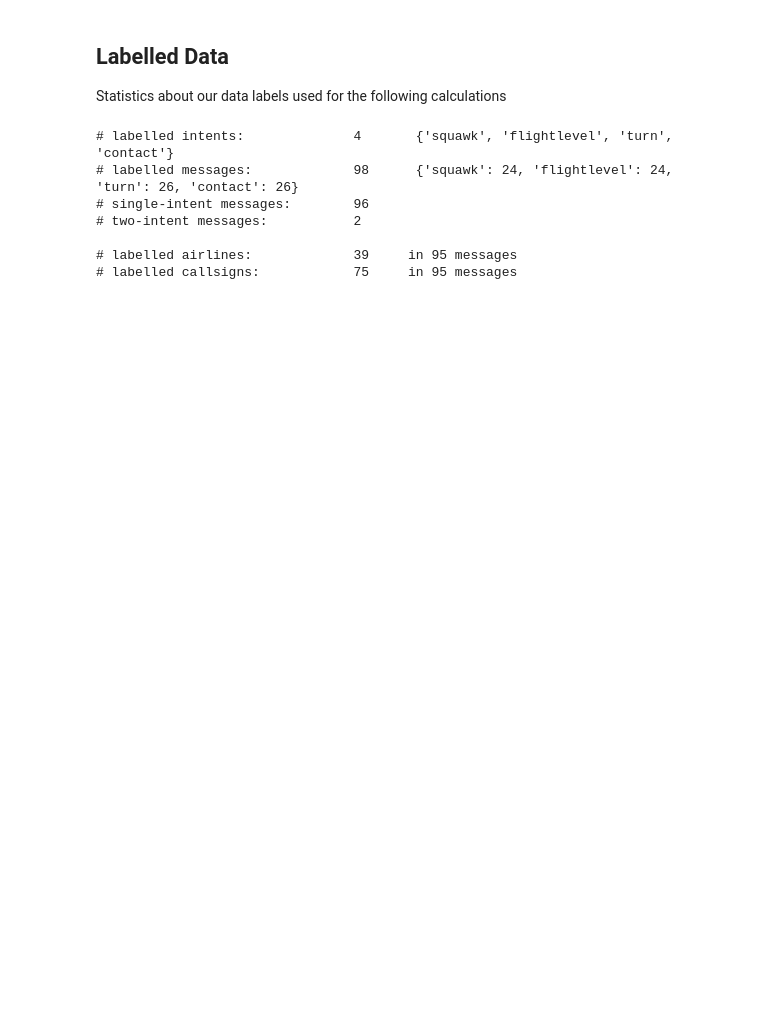
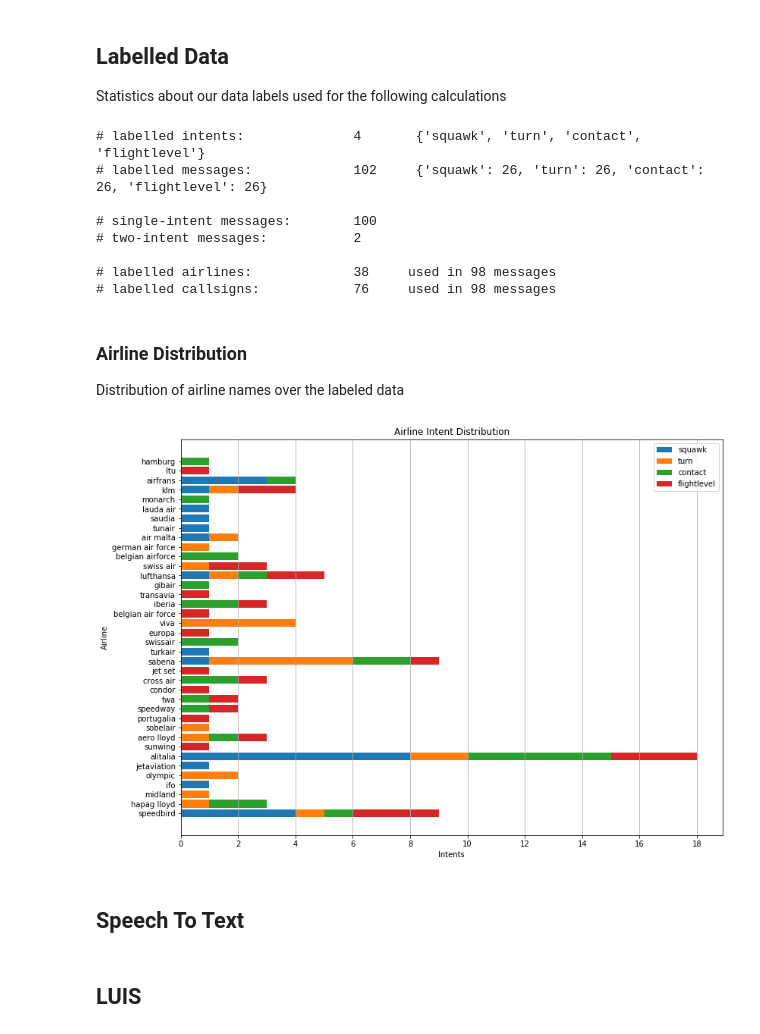
Before and after one commit to vettaioa/FluLoS-Code, a Jupyter notebook: calculation/context/ContextErrorRate.ipynb, the cells around one changed output. Cells and saved outputs as stored; diff of their text form; code cells hidden in the pictures; blank space fills up the shorter version.

Commit message:
added some statistics of callsigns and rml

```diff
--- a/calculation/context/ContextErrorRate.ipynb
+++ b/calculation/context/ContextErrorRate.ipynb
@@ -38,16 +45,58 @@ callsignsSet = set(callsigns)
 
 print('# labelled intents:\t\t', len(intentsSet), '\t', intentsSet)
 print('# labelled messages:\t\t', len(data.labels), '\t', intentCounts)
+print()
 print('# single-intent messages:\t', len([l['intent'] for l in data.labels if len(l['intent']) == 1]))
 print('# two-intent messages:\t\t', len([l['intent'] for l in data.labels if len(l['intent']) == 2]))
 print()
-print('# labelled airlines:\t\t', len(airlinesSet), '\tin', len(airlines), 'messages')
-print('# labelled callsigns:\t\t', len(callsignsSet), '\tin', len(callsigns), 'messages')
+print('# labelled airlines:\t\t', len(airlinesSet), '\tused in', len(airlines), 'messages')
+print('# labelled callsigns:\t\t', len(callsignsSet), '\tused in', len(callsigns), 'messages')
 # %% [output]
-# labelled intents:              4       {'squawk', 'flightlevel', 'turn', 'contact'}
-# labelled messages:             98      {'squawk': 24, 'flightlevel': 24, 'turn': 26, 'contact': 26}
-# single-intent messages:        96
+# labelled intents:              4       {'squawk', 'turn', 'contact', 'flightlevel'}
+# labelled messages:             102     {'squawk': 26, 'turn': 26, 'contact': 26, 'flightlevel': 26}
+
+# single-intent messages:        100
 # two-intent messages:           2
 
-# labelled airlines:             39     in 95 messages
-# labelled callsigns:            75     in 95 messages
+# labelled airlines:             38     used in 98 messages
+# labelled callsigns:            76     used in 98 messages
+# %% [markdown]
+### Airline Distribution
+Distribution of airline names over the labeled data
+# %%
+#airlines = [l['airline'] for l in data.labels if l['airline']]
+#airlinesSet = set(airlines)
+
+plt.figure(figsize=(12.8,9.6))
+plt.subplot()
+
+x_pos = [x for x, _ in enumerate(airlinesSet)]
+
+countOffset = [0 for _ in airlinesSet]
+
+for intent in intentsSet:
+    airlinesIntent = [l['airline'] for l in data.labels if intent in l['intent']]
+    airlinesIntentCount = [airlinesIntent.count(a) for a in airlinesSet]
+
+    plt.barh(x_pos, airlinesIntentCount, label=intent, left=countOffset)
+
+    countOffset = [a + b for a,b in zip(countOffset, airlinesIntentCount)] # add counts
+
+
+plt.ylabel('Airline')
+plt.xlabel('Intents')
+plt.title('Airline Intent Distribution')
+plt.legend(loc='best')
+
+plt.gca().xaxis.get_major_locator().set_params(integer=True)
+plt.xticks(np.arange(0, max(countOffset)+1, 2.0))
+
+plt.grid(axis='x')
+plt.xticks()
+plt.yticks(x_pos, airlinesSet)
+
+plt.show()
+# %% [output]
+[figure, added]
+# %% [markdown]
+## Speech To Text
@@ -53,0 +105,2 @@ print('# labelled callsigns:\t\t', len(callsignsSet), '\tin', len(callsigns), 'm
+# %% [markdown]
+## LUIS
```
Also changed, not shown: parts of 17 cells of this notebook, 3 other files.
